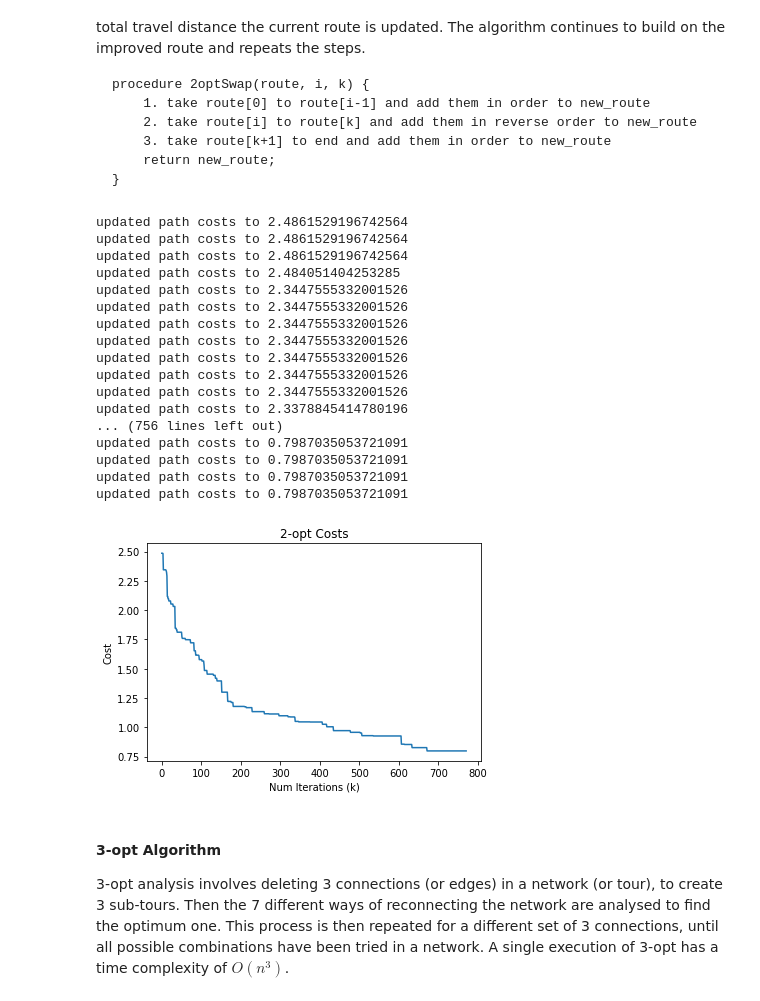
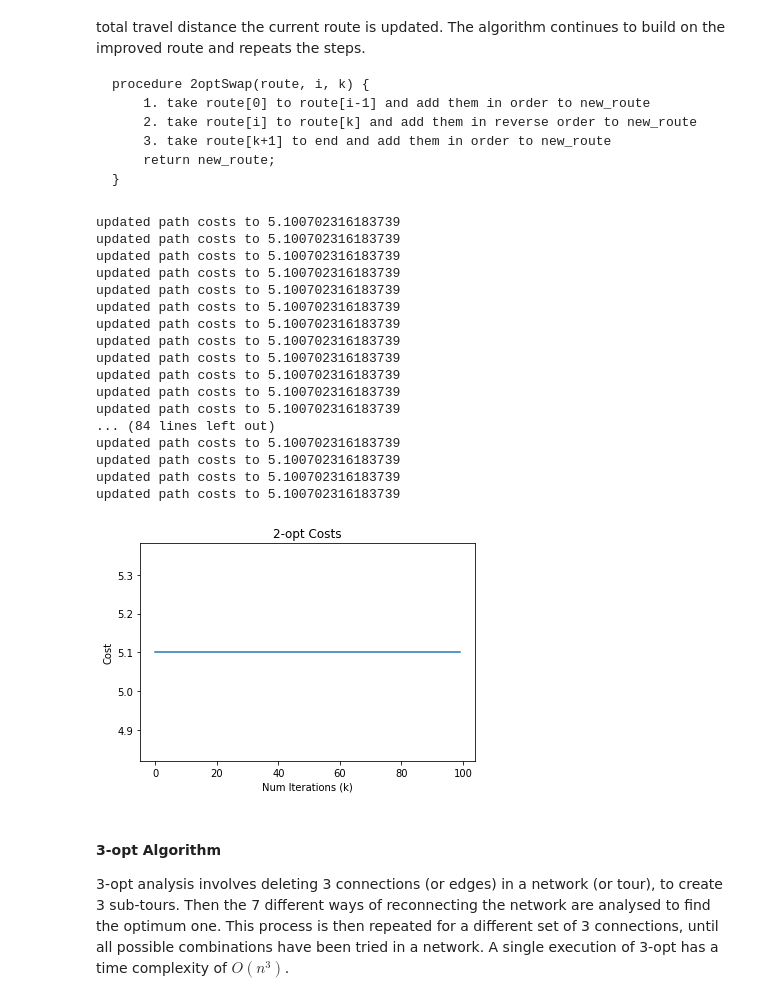
Before and after one commit to donallw/CitiBike-TSP, a Jupyter notebook: CitiBikeTSP.ipynb, the cells around one changed output. Cells and saved outputs as stored; diff of their text form; code cells hidden in the pictures.

```diff
--- a/CitiBikeTSP.ipynb
+++ b/CitiBikeTSP.ipynb
@@ -517,52 +509,52 @@ def updateBestPath(bestPath):
     count = 0
     costs = []
     while count < MAXCOUNT:
         print("updated path costs to", calPathDist(bestPath))
 #         print(bestPath.tolist())
         costs.append(calPathDist(bestPath))
         start, end, path = generateRandomPath(bestPath)
         rePath = reversePath(path)
         if pathCompare(path, rePath):
             count += 1
             continue
         else:
             count = 0
             bestPath[start:end+1] = rePath
     plot_costs(costs)
     return bestPath
 
 def two_opt(stations):
     bestPath = stations
     bestPath = np.append(bestPath, stations[0])
     bestPath = updateBestPath(bestPath)
 
 def plot_costs(cost_list):
     plt.plot(cost_list)
     plt.ylabel('Cost')
     plt.xlabel('Num Iterations (k)')
     plt.title('2-opt Costs')
     plt.show()
 
-two_opt(stations[:30])
+two_opt(nn_path)
 # %% [output]
-updated path costs to 2.4861529196742564
-updated path costs to 2.4861529196742564
-updated path costs to 2.4861529196742564
-updated path costs to 2.484051404253285
-updated path costs to 2.3447555332001526
-updated path costs to 2.3447555332001526
-updated path costs to 2.3447555332001526
-updated path costs to 2.3447555332001526
-updated path costs to 2.3447555332001526
-updated path costs to 2.3447555332001526
-updated path costs to 2.3447555332001526
-updated path costs to 2.3378845414780196
-... (756 lines left out)
-updated path costs to 0.7987035053721091
-updated path costs to 0.7987035053721091
-updated path costs to 0.7987035053721091
-updated path costs to 0.7987035053721091
+updated path costs to 5.100702316183739
+updated path costs to 5.100702316183739
+updated path costs to 5.100702316183739
+updated path costs to 5.100702316183739
+updated path costs to 5.100702316183739
+updated path costs to 5.100702316183739
+updated path costs to 5.100702316183739
+updated path costs to 5.100702316183739
+updated path costs to 5.100702316183739
+updated path costs to 5.100702316183739
+updated path costs to 5.100702316183739
+updated path costs to 5.100702316183739
+... (84 lines left out)
+updated path costs to 5.100702316183739
+updated path costs to 5.100702316183739
+updated path costs to 5.100702316183739
+updated path costs to 5.100702316183739
-[figure, old version]
+[figure, new version]
 # %% [markdown]
 #### 3-opt Algorithm
 3-opt analysis involves deleting 3 connections (or edges) in a network (or tour), to create 3 sub-tours. Then the 7 different ways of reconnecting the network are analysed to find the optimum one. This process is then repeated for a different set of 3 connections, until all possible combinations have been tried in a network. A single execution of 3-opt has a time complexity of $O(n^{3})$.
```
Also changed, not shown: parts of 13 cells of this notebook.
